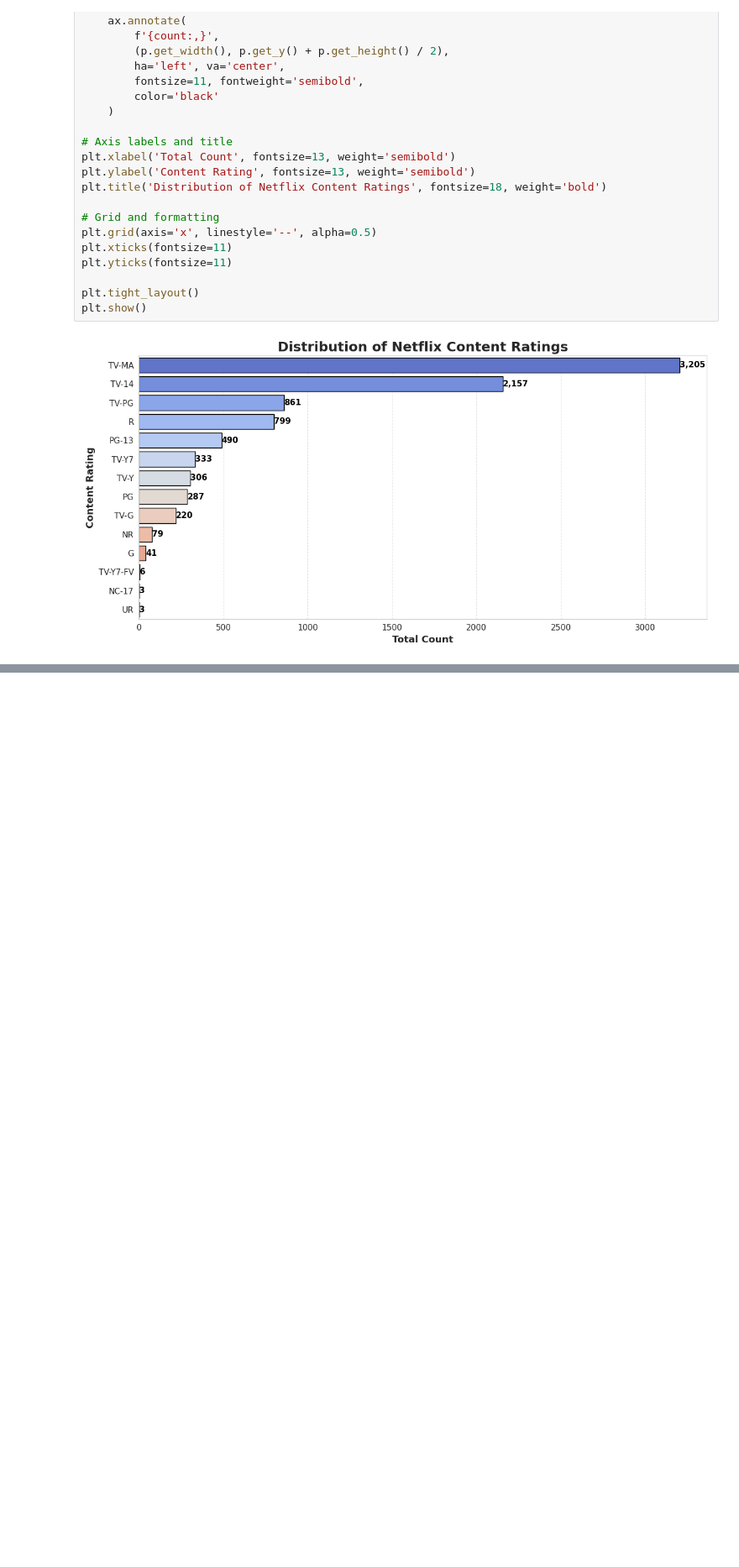
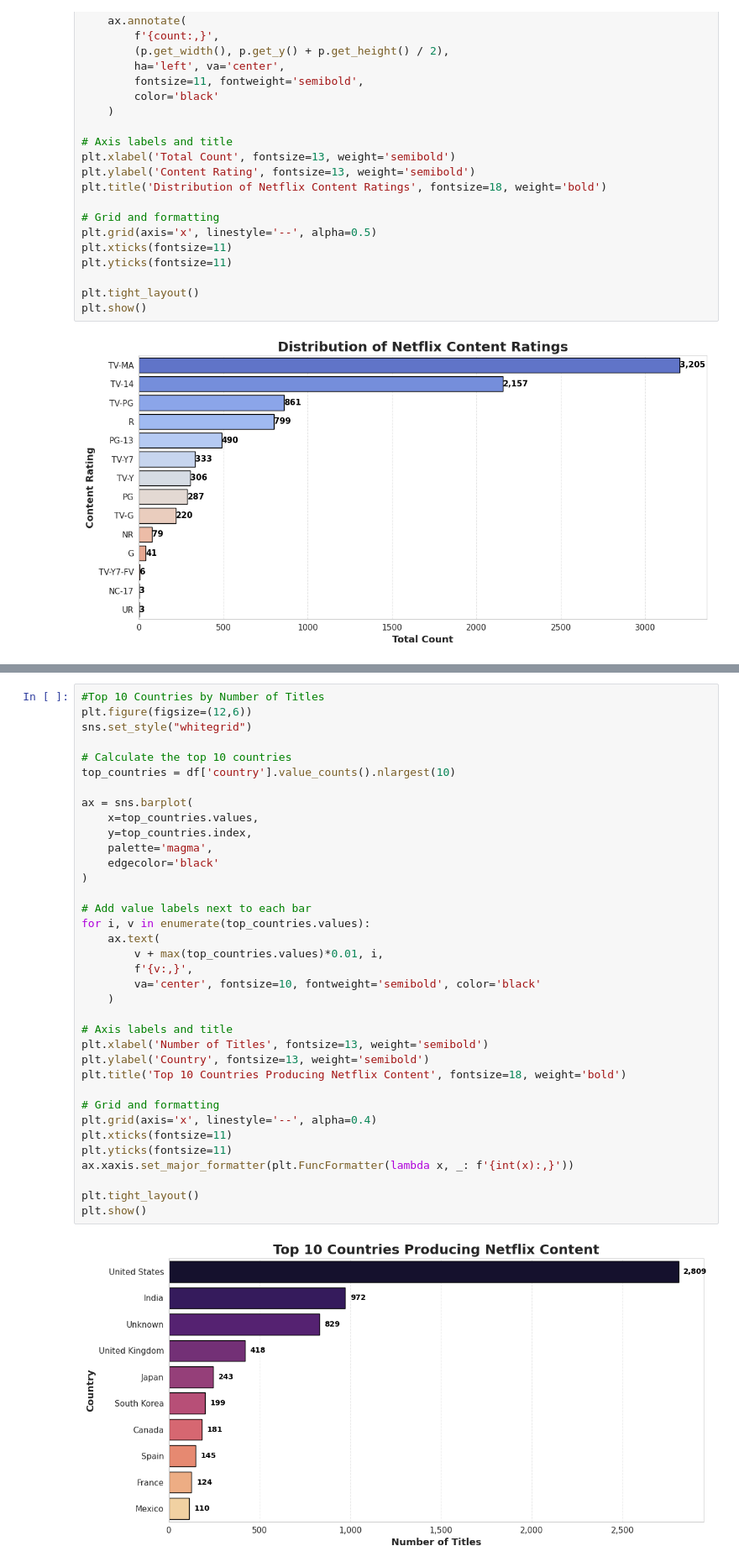
Before and after one commit to Kanakbaghel/Netflix_Movies_and_TV_Shows-EDA-, a Jupyter notebook: Netflix_EDA.ipynb, the cells around one changed output, grey strips where cells are left out. Shown: that part at 84% size. Drawn from its saved outputs; the diff is of its cells as text; blank space fills up the shorter version.

```diff
--- a/Netflix_EDA.ipynb
+++ b/Netflix_EDA.ipynb
@@ -184,0 +299,38 @@ plt.show()
+# %%
+#Top 10 Countries by Number of Titles
+plt.figure(figsize=(12,6))
+sns.set_style("whitegrid")
+
+# Calculate the top 10 countries
+top_countries = df['country'].value_counts().nlargest(10)
+
+ax = sns.barplot(
+    x=top_countries.values,
+    y=top_countries.index,
+    palette='magma',
+    edgecolor='black'
+)
+
+# Add value labels next to each bar
+for i, v in enumerate(top_countries.values):
+    ax.text(
+        v + max(top_countries.values)*0.01, i,
+        f'{v:,}',
+        va='center', fontsize=10, fontweight='semibold', color='black'
+    )
+
+# Axis labels and title
+plt.xlabel('Number of Titles', fontsize=13, weight='semibold')
+plt.ylabel('Country', fontsize=13, weight='semibold')
+plt.title('Top 10 Countries Producing Netflix Content', fontsize=18, weight='bold')
+
+# Grid and formatting
+plt.grid(axis='x', linestyle='--', alpha=0.4)
+plt.xticks(fontsize=11)
+plt.yticks(fontsize=11)
+ax.xaxis.set_major_formatter(plt.FuncFormatter(lambda x, _: f'{int(x):,}'))
+
+plt.tight_layout()
+plt.show()
+# %% [output]
+[figure, added]
```
Also changed, not shown: parts of 4 cells of this notebook.
